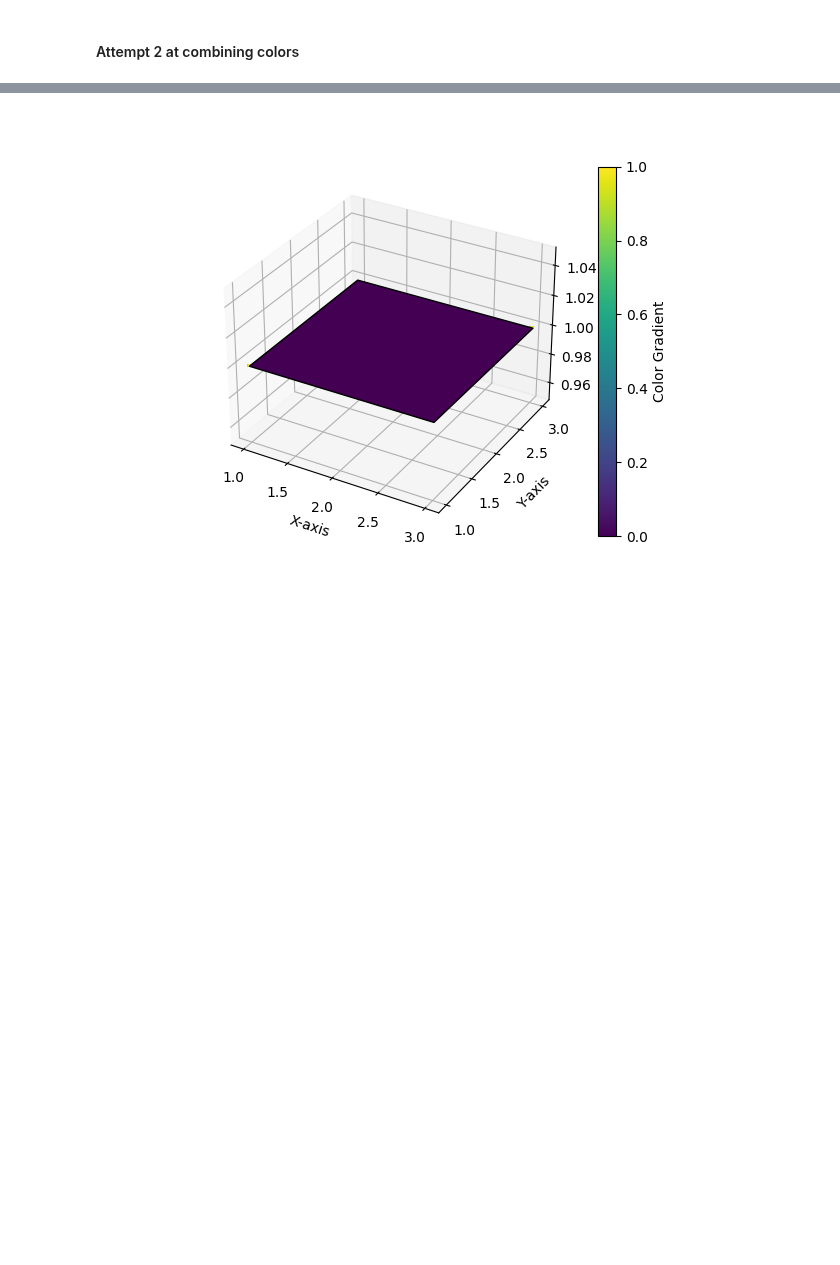
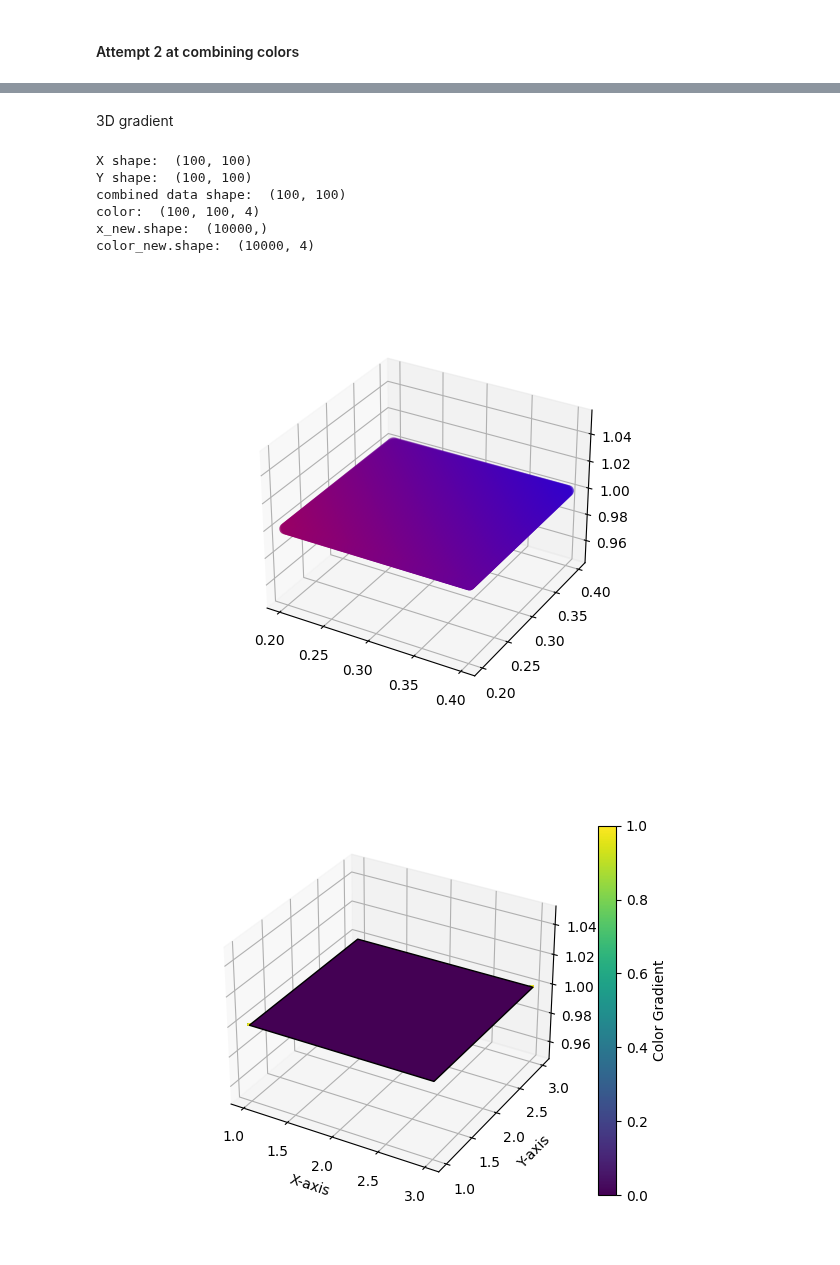
Before and after one commit to JoshuaG-K/transformation-visualization-tool, a Jupyter notebook: transformations.ipynb, the cells around one changed output, grey strips where cells are left out. Cells and saved outputs as stored; diff of their text form; code cells hidden in the pictures; blank space fills up the shorter version.

```diff
--- a/transformations.ipynb
+++ b/transformations.ipynb
@@ -150,3 +154,70 @@ color_new.shape:  (10000, 4)
+# %% [markdown]
+3D gradient
+# %%
+# Code Adatped from AI
+
+import matplotlib.pyplot as plt
+import numpy as np
+from matplotlib.colors import LinearSegmentedColormap
+from sklearn.preprocessing import normalize
+
+# Create a custom colormap
+cmap_colors = [(0, 'red'), (1, 'blue'), (1, 'green')]  # Colors for the combined dimension
+custom_cmap = LinearSegmentedColormap.from_list('custom', cmap_colors)
+
+# Create a 2D grid of values for both dimensions
+num_dimensions = 2
+lowest_color_value = 0.2
+highest_color_value = 0.8
+z_value = 1.
+x = np.linspace(lowest_color_value, highest_color_value/num_dimensions, 100)
+y = np.linspace(lowest_color_value, highest_color_value/num_dimensions, 100)
+X, Y = np.meshgrid(x, y)
+
+# X = np.pad(X, ((0, 0), (0, 1)), mode='constant', constant_values=z_value/num_dimensions)
+# Y = np.pad(Y, ((0, 0), (0, 1)), mode='constant', constant_values=z_value/num_dimensions)
+print("X shape: ", X.shape)
+print("Y shape: ", Y.shape)
+# print(X)
+
+# Combine data for both dimensions into a single variable
+combined_data = X + Y  # You can use a different combination as needed
+print("combined data shape: ", combined_data.shape)
+# print(combined_data)
+# combined_data = normalize(combined_data, norm='l2', axis=0)
+# print(combined_data)
+# Apply the custom colormap to the combined data
+color = custom_cmap(combined_data)
+# color = np.delete(color, -1, axis=-1)
+print("color: ", color.shape)
+# print(color)
+# Create a figure and axis
+fig = plt.figure()
+ax = fig.add_subplot(111, projection='3d')
+
+# reshape x and y to match what is expected
+x_new = X.reshape((-1,))
+y_new = Y.reshape((-1,))
+z_new = np.full(x_new.shape, z_value)
+color_new = color.reshape((-1, 4))
+print("x_new.shape: ", x_new.shape)
+print("color_new.shape: ", color_new.shape)
+
+# Plot the 3D grid with the colormap representing both dimensions
+sc = ax.scatter(x_new, y_new, z_new, c=color_new, cmap=custom_cmap, s=50, marker='o')
+# cbar = plt.colorbar(sc, ax=ax)
+# cbar.set_label('Color Gradient')
+
+# Show the plot
+plt.show()
+# %% [output]
+X shape:  (100, 100)
+Y shape:  (100, 100)
+combined data shape:  (100, 100)
+color:  (100, 100, 4)
+x_new.shape:  (10000,)
+color_new.shape:  (10000, 4)
+[figure, added]
 # %%
 import numpy as np
 import matplotlib.pyplot as plt
```
Also changed, not shown: parts of 2 cells of this notebook.
